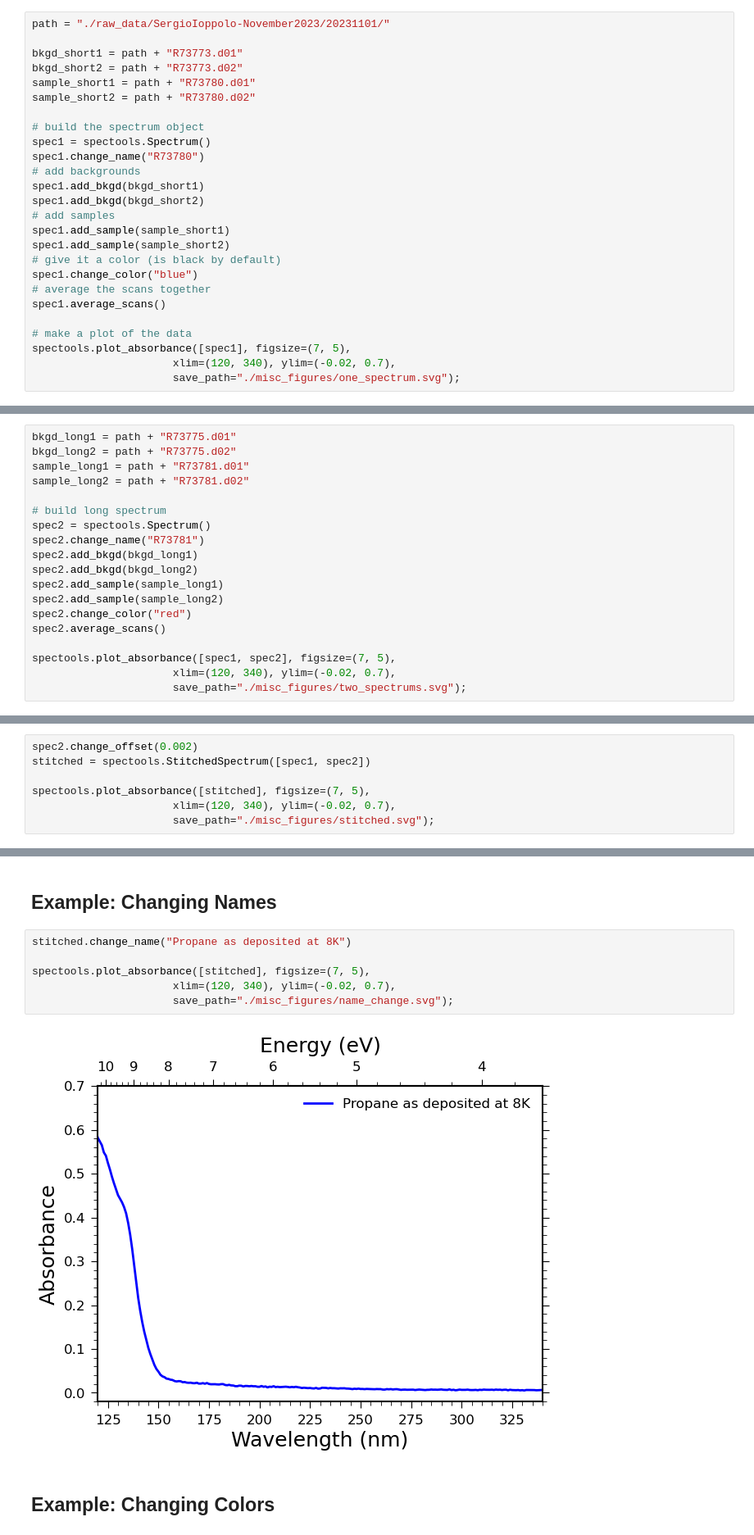
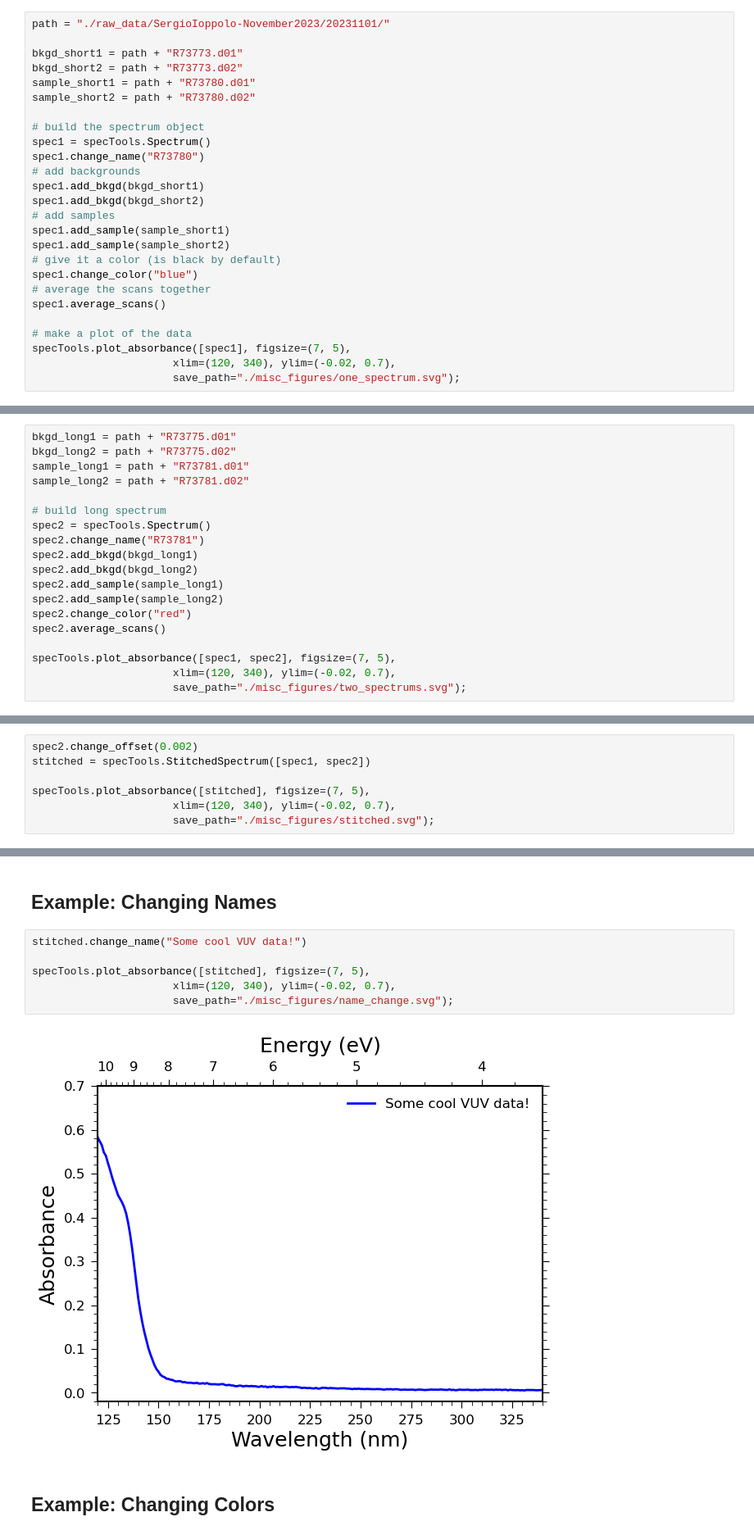
Before and after one commit to cassidy-andrew/AU-UV_ices, a Jupyter notebook: README.ipynb, the cells around one changed output, grey strips where cells are left out. Shown at 82% size. Cells and saved outputs as stored; diff of their text form.

```diff
--- a/README.ipynb
+++ b/README.ipynb
@@ -29,7 +49,7 @@ sample_short1 = path + "R73780.d01"
 sample_short2 = path + "R73780.d02"
 
 # build the spectrum object
-spec1 = spectools.Spectrum()
+spec1 = specTools.Spectrum()
 spec1.change_name("R73780")
 # add backgrounds
 spec1.add_bkgd(bkgd_short1)
@@ -43,7 +63,7 @@ spec1.change_color("blue")
 spec1.average_scans()
 
 # make a plot of the data
-spectools.plot_absorbance([spec1], figsize=(7, 5),
+specTools.plot_absorbance([spec1], figsize=(7, 5),
                       xlim=(120, 340), ylim=(-0.02, 0.7),
                       save_path="./misc_figures/one_spectrum.svg");
 # %% [output]
@@ -134,7 +156,7 @@ sample_long1 = path + "R73781.d01"
 sample_long2 = path + "R73781.d02"
 
 # build long spectrum
-spec2 = spectools.Spectrum()
+spec2 = specTools.Spectrum()
 spec2.change_name("R73781")
 spec2.add_bkgd(bkgd_long1)
 spec2.add_bkgd(bkgd_long2)
@@ -143,7 +165,7 @@ spec2.add_sample(sample_long2)
 spec2.change_color("red")
 spec2.average_scans()
 
-spectools.plot_absorbance([spec1, spec2], figsize=(7, 5),
+specTools.plot_absorbance([spec1, spec2], figsize=(7, 5),
                       xlim=(120, 340), ylim=(-0.02, 0.7),
                       save_path="./misc_figures/two_spectrums.svg");
 # %% [output]
@@ -177,8 +220,8 @@ Properly aligned spectra can be stitched together into a single object. This is
 # %%
 spec2.change_offset(0.002)
-stitched = spectools.StitchedSpectrum([spec1, spec2])
+stitched = specTools.StitchedSpectrum([spec1, spec2])
 
-spectools.plot_absorbance([stitched], figsize=(7, 5),
+specTools.plot_absorbance([stitched], figsize=(7, 5),
                       xlim=(120, 340), ylim=(-0.02, 0.7),
                       save_path="./misc_figures/stitched.svg");
 # %% [output]
@@ -226,13 +269,13 @@ It does not perform any value averaging. If you, like in the above example, have
 # %% [markdown]
 ## Example: Changing Names
 # %%
-stitched.change_name("Propane as deposited at 8K")
+stitched.change_name("Some cool VUV data!")
 
-spectools.plot_absorbance([stitched], figsize=(7, 5),
+specTools.plot_absorbance([stitched], figsize=(7, 5),
                       xlim=(120, 340), ylim=(-0.02, 0.7),
                       save_path="./misc_figures/name_change.svg");
 # %% [output]
-[figure, old version]
+[figure, new version]
 # %% [markdown]
 ## Example: Changing Colors
 # %%
```
Also changed, not shown: parts of 42 cells of this notebook, 11 other files.
